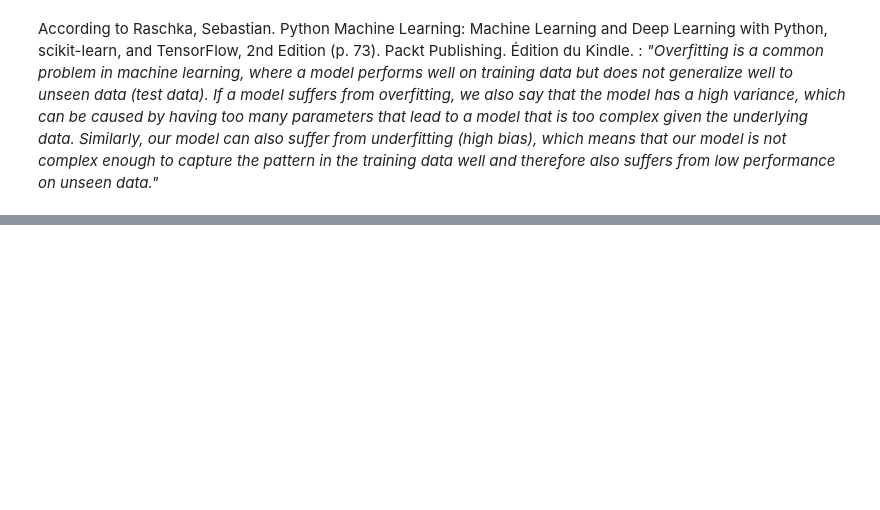
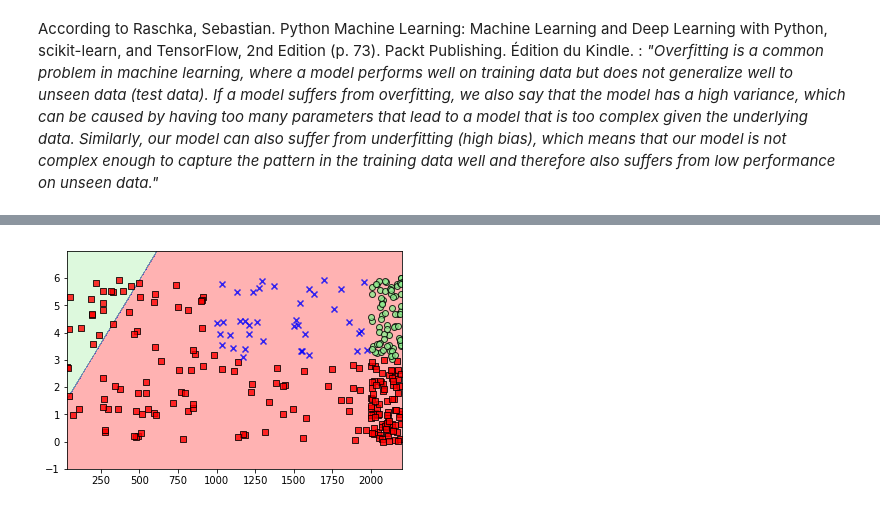
Before and after one commit to amenai1979/JupyterNotebooks, a Jupyter notebook: machineLearningLab.ipynb, the cells around one changed output, grey strips where cells are left out. Cells and saved outputs as stored; diff of their text form; code cells hidden in the pictures; blank space fills up the shorter version.

```diff
--- a/machineLearningLab.ipynb
+++ b/machineLearningLab.ipynb
@@ -506,0 +582,7 @@ According to Raschka, Sebastian. Python Machine Learning: Machine Learning and D
+# %%
+from sklearn.linear_model import SGDClassifier
+sgd=SGDClassifier(alpha=0.001, max_iter=100)
+sgd.fit(conditions_train,decision_train)
+plot_decision_regions(conditions_test,decision_test, sgd)
+# %% [output]
+[figure, added]
```
Also changed, not shown: parts of 31 cells of this notebook, 3 other files.
